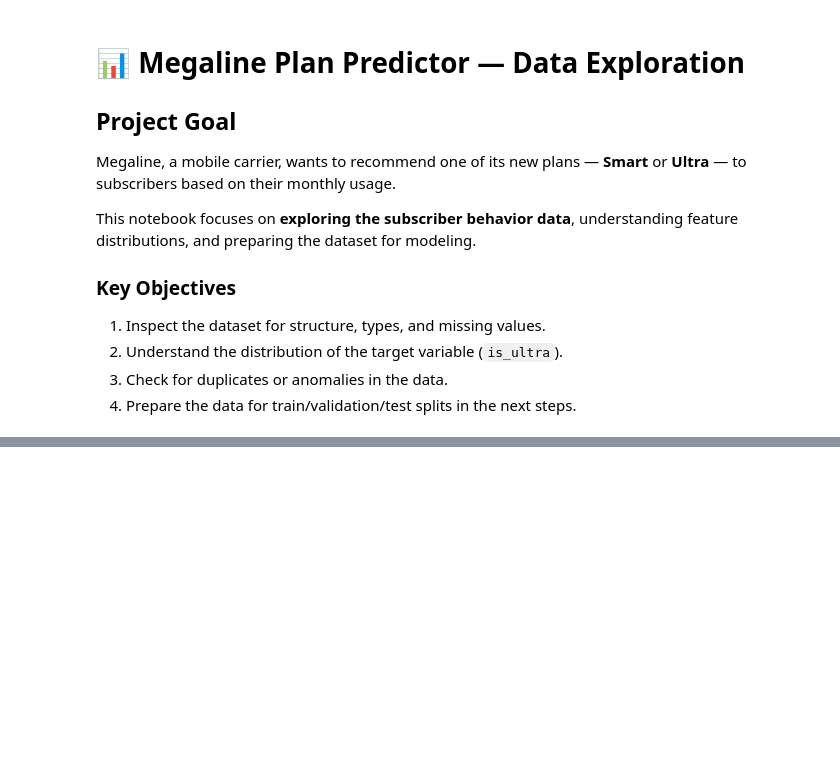
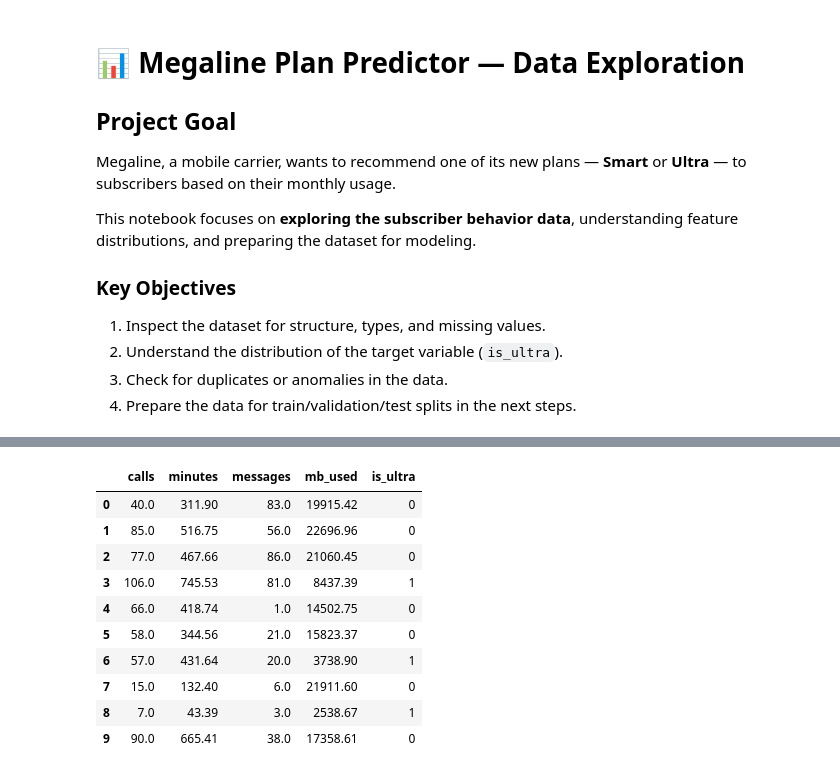
Before and after one commit to OzvalDoRJ4552/megaline_plan_predictor, a Jupyter notebook: notebooks/01_exploration.ipynb, the cells around one changed output, grey strips where cells are left out. Cells and saved outputs as stored; diff of their text form; code cells hidden in the pictures; blank space fills up the shorter version.

```diff
--- a/notebooks/01_exploration.ipynb
+++ b/notebooks/01_exploration.ipynb
@@ -17,0 +27,15 @@ ModuleNotFoundError: No module named 'pandas'
+# %%
+df = pd.read_csv('../data/users_behavior.csv')
+df.head(10)
+# %% [output]
+|  | calls | minutes | messages | mb_used | is_ultra |
+| 0 | 40.0 | 311.90 | 83.0 | 19915.42 | 0 |
+| 1 | 85.0 | 516.75 | 56.0 | 22696.96 | 0 |
+| 2 | 77.0 | 467.66 | 86.0 | 21060.45 | 0 |
+| 3 | 106.0 | 745.53 | 81.0 | 8437.39 | 1 |
+| 4 | 66.0 | 418.74 | 1.0 | 14502.75 | 0 |
+| 5 | 58.0 | 344.56 | 21.0 | 15823.37 | 0 |
+| 6 | 57.0 | 431.64 | 20.0 | 3738.90 | 1 |
+| 7 | 15.0 | 132.40 | 6.0 | 21911.60 | 0 |
+| 8 | 7.0 | 43.39 | 3.0 | 2538.67 | 1 |
+| 9 | 90.0 | 665.41 | 38.0 | 17358.61 | 0 |
```
Also changed, not shown: parts of 20 cells of this notebook, 1 other file.
